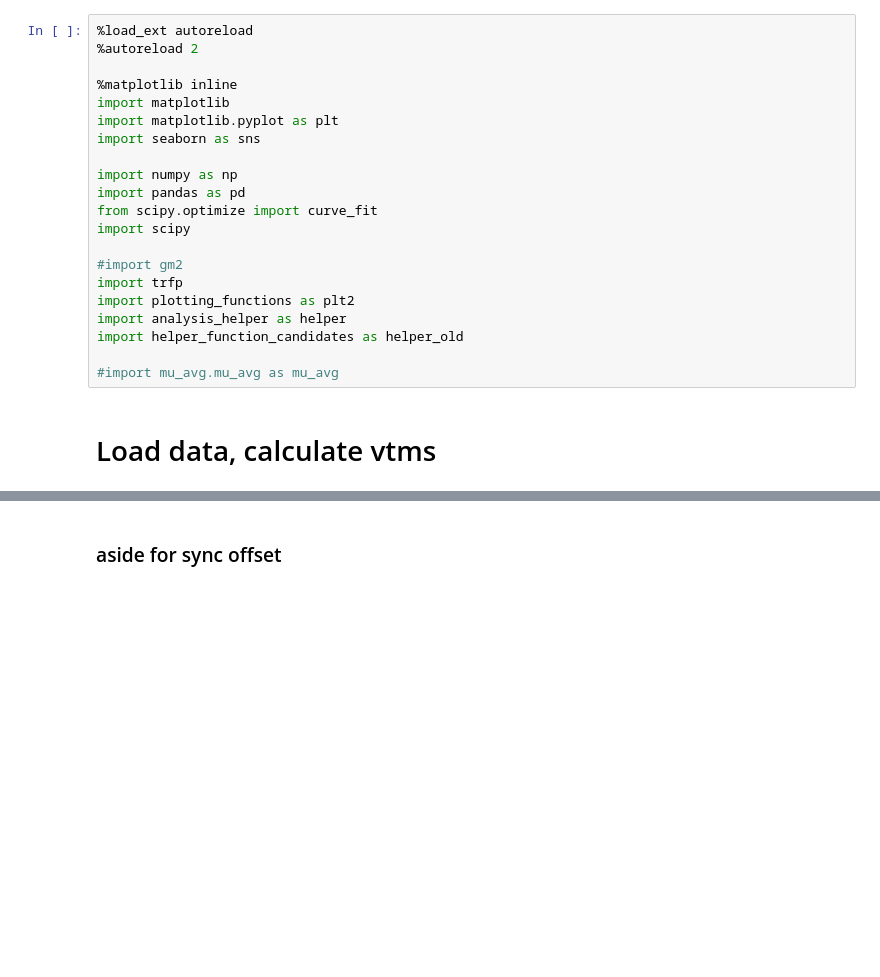
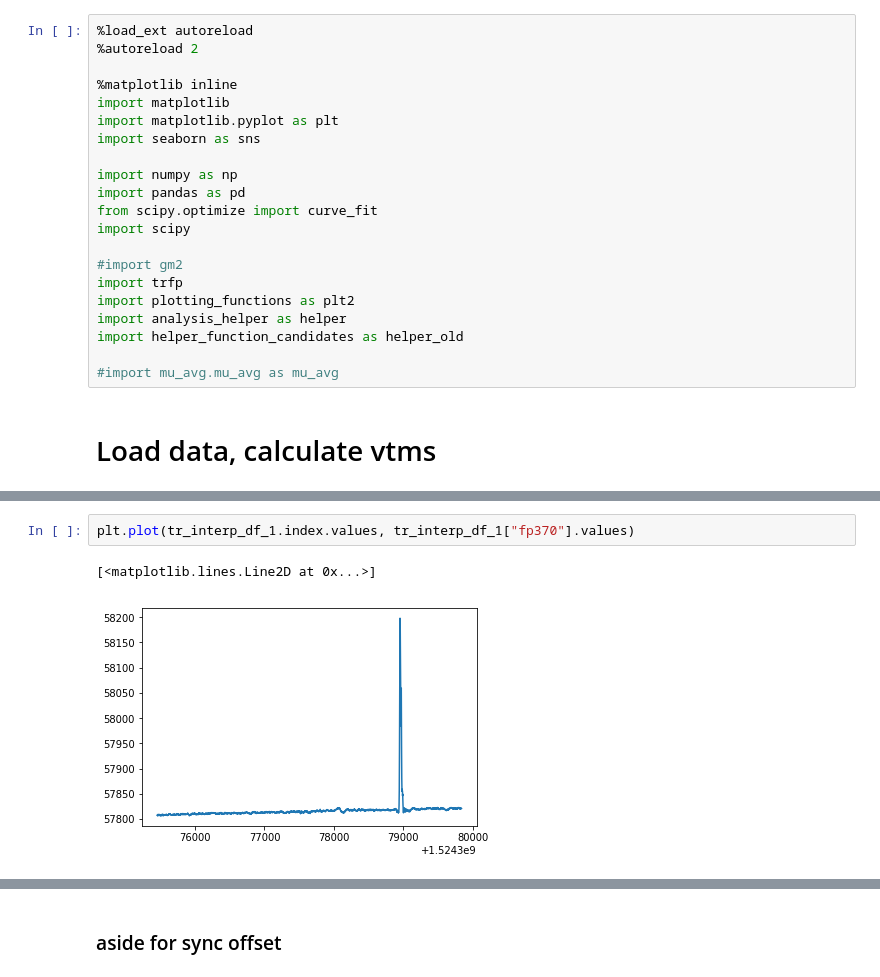
Before and after one commit to aetb/trfp, a Jupyter notebook: 60hr_analysis.ipynb, the cells around one changed output, grey strips where cells are left out. Saved outputs shown, nothing was run; the diff lists cells and outputs as text; blank space fills up the shorter version.

```diff
--- a/60hr_analysis.ipynb
+++ b/60hr_analysis.ipynb
@@ -35,3 +47,8 @@ tr_interp_df_2 = pd.read_hdf(filename, key='tr_df_2')
+# %%
+plt.plot(tr_interp_df_1.index.values, tr_interp_df_1["fp370"].values)
+# %% [output]
+[<matplotlib.lines.Line2D at 0x...>]
+[figure, added]
 # %%
 %%time
 fp_moment_df = helper.calc_moment_df(fp_interp_df)
```
Also changed, not shown: parts of 10 cells of this notebook, 2 other files.
